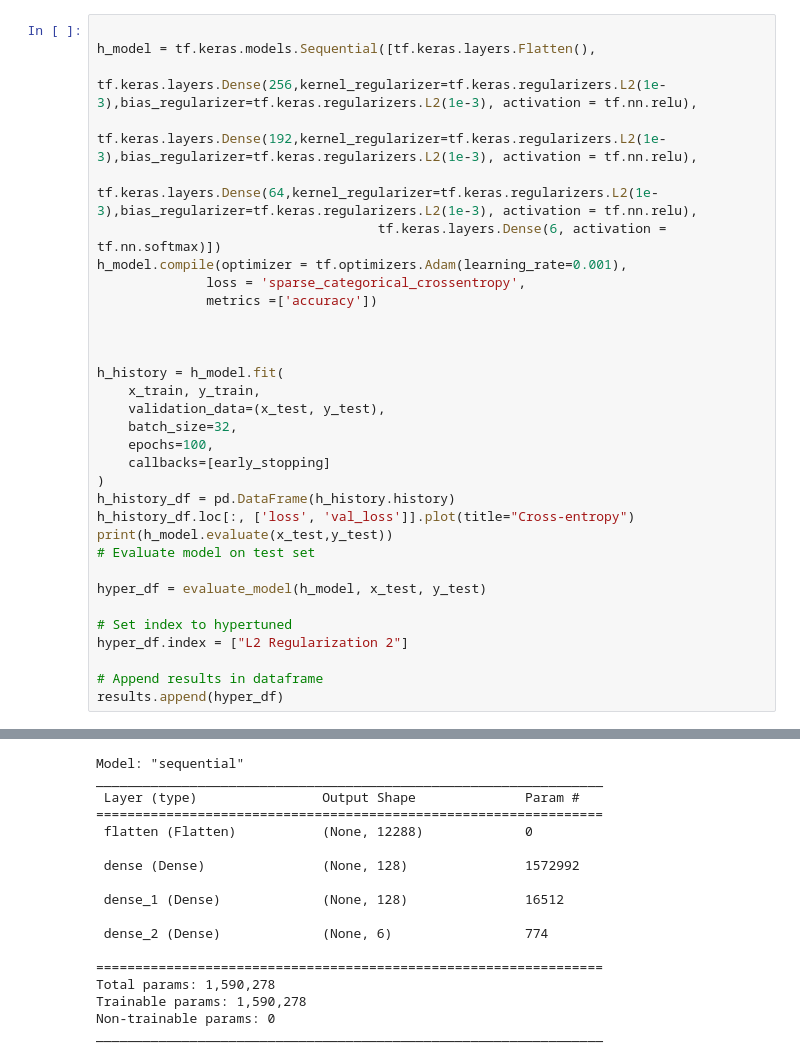
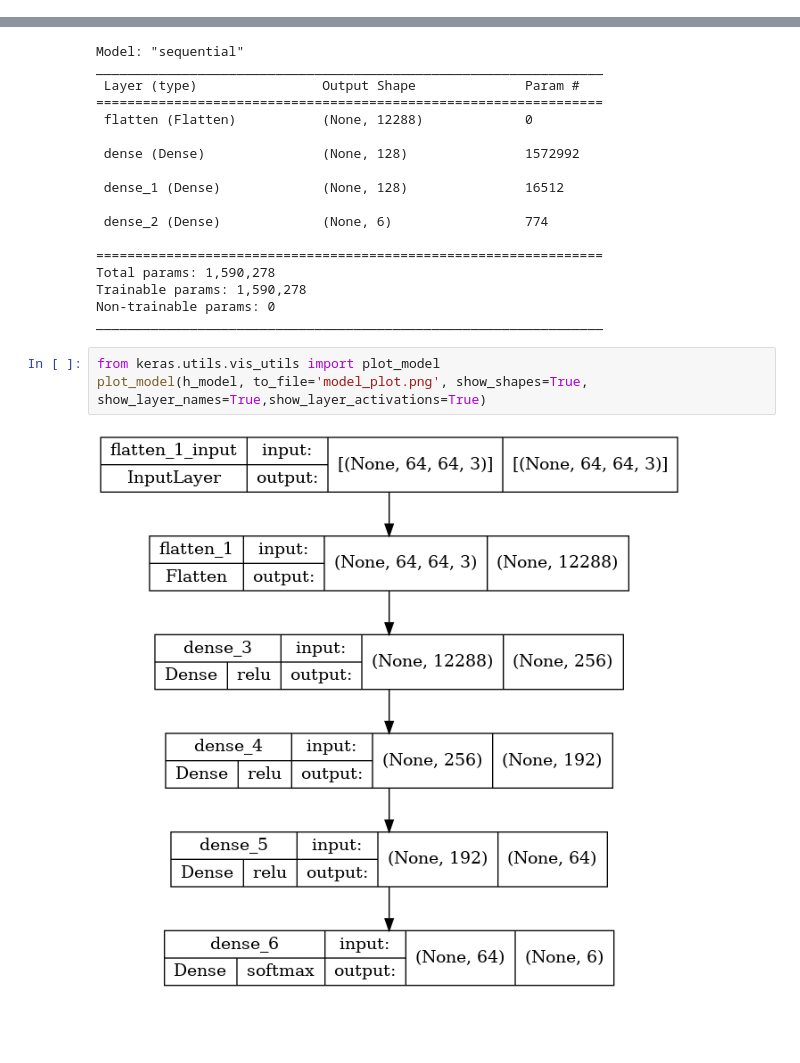
Before and after one commit to ThePiranhaGuy/hand_sign_keras, a Jupyter notebook: hand_sign_notebook.ipynb, the cells around one changed output, grey strips where cells are left out. Saved outputs shown, nothing was run; the diff lists cells and outputs as text; blank space fills up the shorter version.

```diff
--- a/hand_sign_notebook.ipynb
+++ b/hand_sign_notebook.ipynb
@@ -211,32 +223,0 @@ results.append(hyper_df)
-# %%
-
-h_model = tf.keras.models.Sequential([tf.keras.layers.Flatten(),
-                                    tf.keras.layers.Dense(256,kernel_regularizer=tf.keras.regularizers.L2(1e-3),bias_regularizer=tf.keras.regularizers.L2(1e-3), activation = tf.nn.relu),
-                                    tf.keras.layers.Dense(192,kernel_regularizer=tf.keras.regularizers.L2(1e-3),bias_regularizer=tf.keras.regularizers.L2(1e-3), activation = tf.nn.relu),
-                                    tf.keras.layers.Dense(64,kernel_regularizer=tf.keras.regularizers.L2(1e-3),bias_regularizer=tf.keras.regularizers.L2(1e-3), activation = tf.nn.relu),
-                                    tf.keras.layers.Dense(6, activation = tf.nn.softmax)])
-h_model.compile(optimizer = tf.optimizers.Adam(learning_rate=0.001),
-              loss = 'sparse_categorical_crossentropy',
-              metrics =['accuracy'])
-
-
-
-h_history = h_model.fit(
-    x_train, y_train,
-    validation_data=(x_test, y_test),
-    batch_size=32,
-    epochs=100,
-    callbacks=[early_stopping]
-)
-h_history_df = pd.DataFrame(h_history.history)
-h_history_df.loc[:, ['loss', 'val_loss']].plot(title="Cross-entropy")
-print(h_model.evaluate(x_test,y_test))
-# Evaluate model on test set
-
-hyper_df = evaluate_model(h_model, x_test, y_test)
-
-# Set index to hypertuned
-hyper_df.index = ["L2 Regularization 2"]
-
-# Append results in dataframe
-results.append(hyper_df)
@@ -287,3 +241,8 @@ Total params: 1,590,278
 Trainable params: 1,590,278
 Non-trainable params: 0
 _________________________________________________________________
+# %%
+from keras.utils.vis_utils import plot_model
+plot_model(h_model, to_file='model_plot.png', show_shapes=True, show_layer_names=True,show_layer_activations=True)
+# %% [output]
+[figure, added]
```
Also changed, not shown: parts of 15 cells of this notebook.
